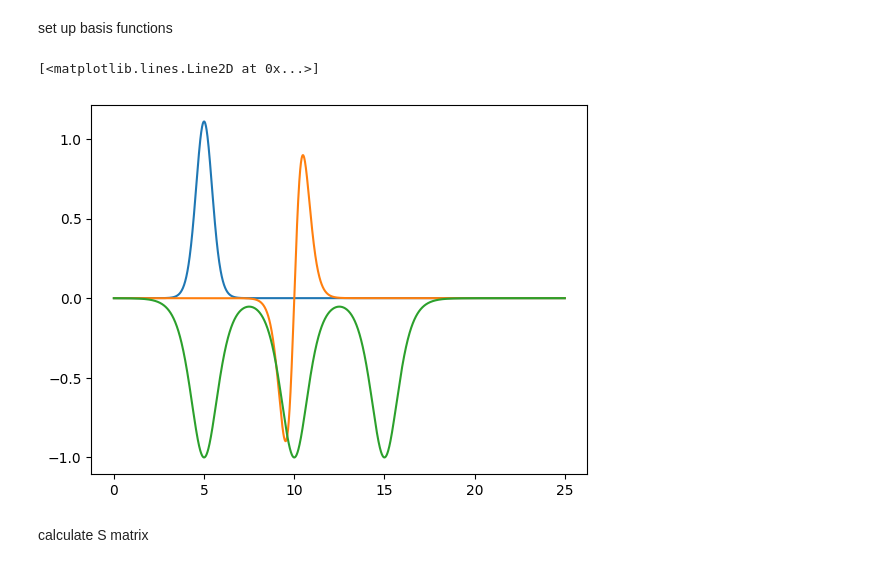
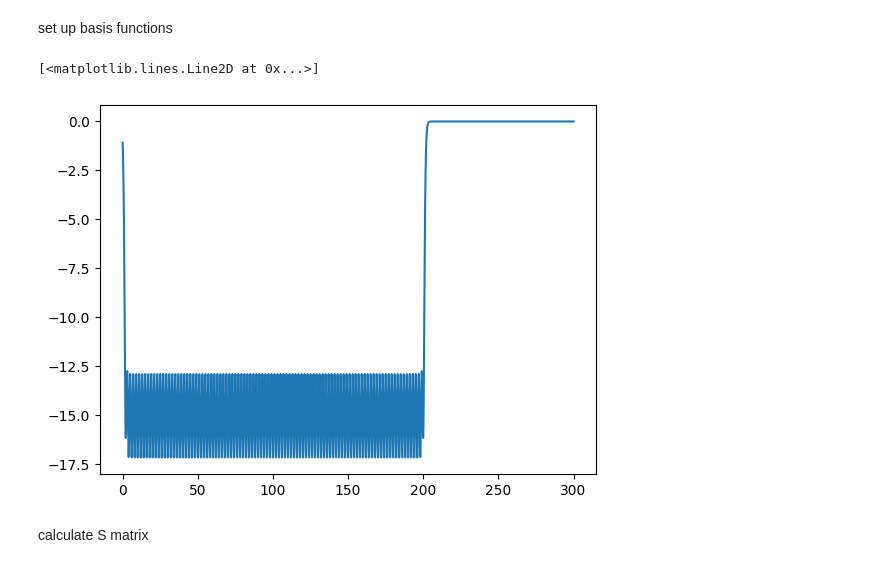
Before and after one commit to JuKoWi/numerov-LCAO, a Jupyter notebook: excercise2/numerov_LCAO.ipynb, the cells around one changed output. Cells and saved outputs as stored; diff of their text form; code cells hidden in the pictures.

```diff
--- a/excercise2/numerov_LCAO.ipynb
+++ b/excercise2/numerov_LCAO.ipynb
@@ -12,7 +12,7 @@ from numerov import solve_schroedinger, symmetric
 # %% [markdown]
 Define potential
 # %%
-def poeschl_teller(xs, lam=1, a=1):
+def poeschl_teller(xs, lam=5, a=1):
     return -lam * (lam + 1) * a**2 / (2 * np.cosh(a * xs) ** 2)
 # %%
 
@@ -86,10 +86,10 @@ plt.legend(loc='upper right')
 # %% [markdown]
 set up potential
 # %%
-d = 5
-N_single = 2000
-n_centers = 10
-x_max = 25
+d = 2
+N_single = 40000
+n_centers = 100
+x_max = n_centers * d * 1.5
 x_space = np.linspace(0, x_max, N_single)
 
 def multiwell_pot(pot_funct, n_centers, d, x):
@@ -110,29 +105,27 @@ set up basis functions
 # %%
 def move_center(psi, d, x, xg=xg):
     xg = xg + d
     spline = UnivariateSpline(xg, psi, s=0)
     psi_shift = spline(x)
     return psi_shift
 
 
-n_states = 5 # number of atomic states used for every center
+n_states = 3  # number of atomic states used for every center
 n_basis = n_states * n_centers
 
 phi_ao = np.zeros((n_states, n_centers, np.shape(x_space)[0]))
 
 for i in range(n_states):
     psi = ao[i][0]
     for j in range(n_centers):
         phi_ao[i,j] = move_center(psi, (j+1)*d, x_space)
 
 phi_ao = np.reshape(phi_ao, (n_basis, np.shape(x_space)[0]))
 
-plt.plot(x_space, phi_ao[0])
-plt.plot(x_space, phi_ao[4])
 plt.plot(x_space, pot)
 # %% [output]
 [<matplotlib.lines.Line2D at 0x...>]
-[figure, old version]
+[figure, new version]
 # %% [markdown]
 calculate S matrix
 # %%
```
Also changed, not shown: parts of 6 cells of this notebook.
